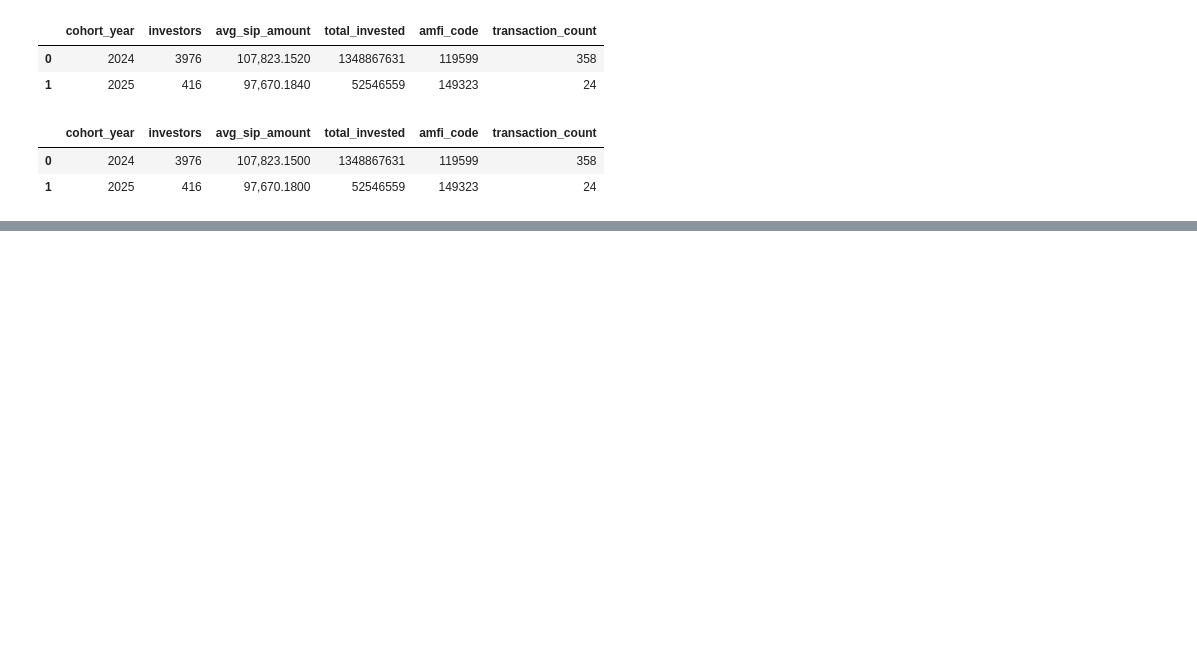
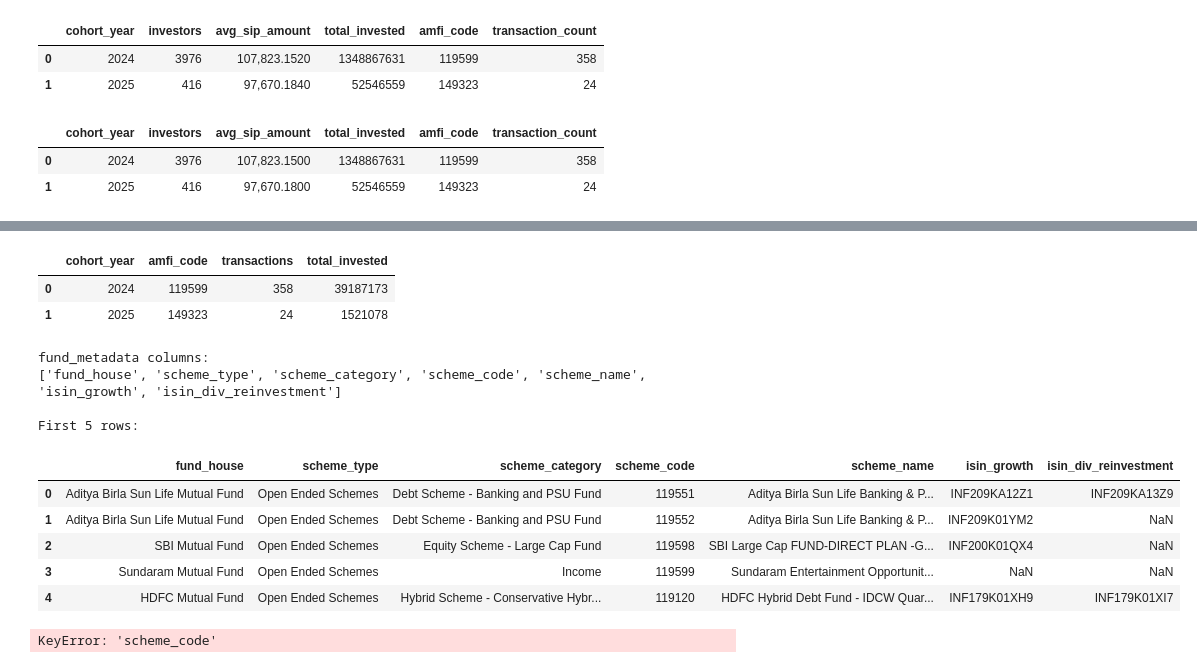
Before and after one commit to VANSHxGIT/CapstoneProject.Mutual_Fund_Analysis, a Jupyter notebook: notebooks/Advanced_Analytics.ipynb, the cells around one changed output, grey strips where cells are left out. Drawn from its saved outputs; the diff is of its cells as text; code cells hidden in the pictures; blank space fills up the shorter version.

```diff
--- a/notebooks/Advanced_Analytics.ipynb
+++ b/notebooks/Advanced_Analytics.ipynb
@@ -639,0 +700,71 @@ cohort_analysis
+# %%
+# =========================================================
+# COHORT → FUND PREFERENCE
+# =========================================================
+
+cohort_fund = (
+    investor
+    .groupby(["cohort_year", "amfi_code"])
+    .agg(
+        transactions=("investor_id", "count"),
+        total_invested=("amount_inr", "sum")
+    )
+    .reset_index()
+)
+
+# Find the most preferred fund in each cohort
+top_fund_by_cohort = (
+    cohort_fund
+    .sort_values(
+        ["cohort_year", "transactions"],
+        ascending=[True, False]
+    )
+    .groupby("cohort_year")
+    .first()
+    .reset_index()
+)
+
+top_fund_by_cohort
+# %% [output]
+|  | cohort_year | amfi_code | transactions | total_invested |
+| 0 | 2024 | 119599 | 358 | 39187173 |
+| 1 | 2025 | 149323 | 24 | 1521078 |
+# %%
+print("fund_metadata columns:")
+print(fund_metadata.columns.tolist())
+
+print("\nFirst 5 rows:")
+display(fund_metadata.head())
+
+metadata_lookup = (
+    fund_metadata[
+        ["scheme_code", "scheme_name"]
+    ]
+    .drop_duplicates("scheme_code")
+)
+top_fund_by_cohort = top_fund_by_cohort.merge(
+    metadata_lookup,
+    on="amfi_code",
+    how="left"
+)
+
+top_fund_by_cohort[
+    [
+        "cohort_year",
+        "scheme_name",
+        "transactions",
+        "total_invested"
+    ]
+]
+# %% [output]
+fund_metadata columns:
+['fund_house', 'scheme_type', 'scheme_category', 'scheme_code', 'scheme_name', 'isin_growth', 'isin_div_reinvestment']
+
+First 5 rows:
+|  | fund_house | scheme_type | scheme_category | scheme_code | scheme_name | isin_growth | isin_div_reinvestment |
+| 0 | Aditya Birla Sun Life Mutual Fund | Open Ended Schemes | Debt Scheme - Banking and PSU Fund | 119551 | Aditya Birla Sun Life Banking & P... | INF209KA12Z1 | INF209KA13Z9 |
+| 1 | Aditya Birla Sun Life Mutual Fund | Open Ended Schemes | Debt Scheme - Banking and PSU Fund | 119552 | Aditya Birla Sun Life Banking & P... | INF209K01YM2 | NaN |
+| 2 | SBI Mutual Fund | Open Ended Schemes | Equity Scheme - Large Cap Fund | 119598 | SBI Large Cap FUND-DIRECT PLAN -G... | INF200K01QX4 | NaN |
+| 3 | Sundaram Mutual Fund | Open Ended Schemes | Income | 119599 | Sundaram Entertainment Opportunit... | NaN | NaN |
+| 4 | HDFC Mutual Fund | Open Ended Schemes | Hybrid Scheme - Conservative Hybr... | 119120 | HDFC Hybrid Debt Fund - IDCW Quar... | INF179K01XH9 | INF179K01XI7 |
+KeyError: 'scheme_code'
```
Also changed, not shown: parts of 1 cell of this notebook.
